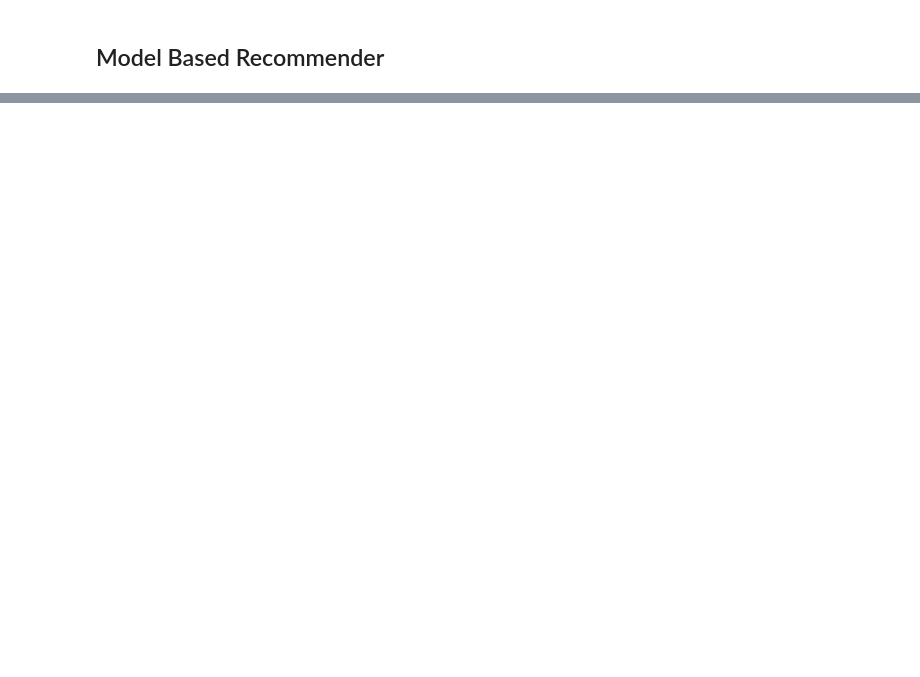
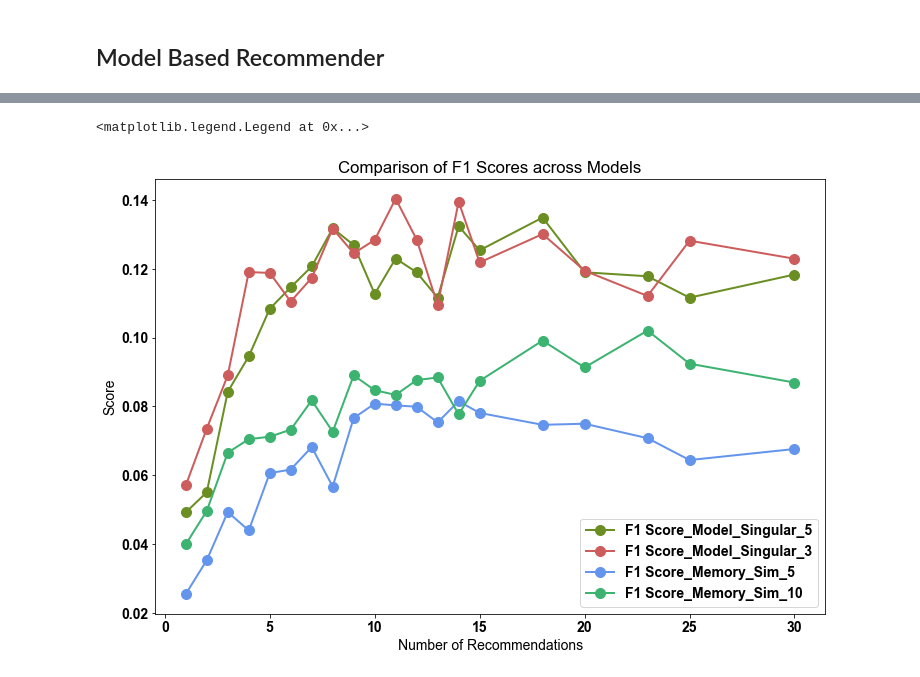
Before and after one commit to eugencuic/FHNW_FS20_Recommender-System-Retail, a Jupyter notebook: Recommender System.ipynb, the cells around one changed output, grey strips where cells are left out. Cells and saved outputs as stored; diff of their text form; code cells hidden in the pictures; blank space fills up the shorter version.

```diff
--- a/Recommender System.ipynb
+++ b/Recommender System.ipynb
@@ -679,0 +590,4 @@ average_precision
+# %%
+# Da die Kalkulation der einzelnen Werte viel Zeit in Anspruch nehmen kann, wurde dies vorgängig in ein Excel File abgespeichert
+eval_data = pd.read_excel('results_evaluation_rec.xlsx')
+eval_data.info()
@@ -679,0 +615,15 @@ average_precision
+# %%
+# Vergleiche F1 Score
+plt.figure(figsize=(12,8))
+plt.plot(eval_data['recommendations'], eval_data['f1_model_singular5'], marker='o', markerfacecolor='olivedrab', markersize=10, color='olivedrab', lw=2, label='F1 Score_Model_Singular_5')
+plt.plot(eval_data['recommendations'], eval_data['f1_model_singular3'], marker='o', markerfacecolor='indianred', markersize=10, color='indianred', lw=2, label='F1 Score_Model_Singular_3')
+plt.plot(eval_data['recommendations'], eval_data['f1_memory_sim5'], marker='o', markerfacecolor='cornflowerblue', markersize=10, color='cornflowerblue', lw=2, label='F1 Score_Memory_Sim_5')
+plt.plot(eval_data['recommendations'], eval_data['f1_memory_sim10'], marker='o', markerfacecolor='mediumseagreen', markersize=10, color='mediumseagreen', lw=2, label='F1 Score_Memory_Sim_10')
+
+plt.xlabel('Number of Recommendations')
+plt.ylabel('Score')
+plt.title('Comparison of F1 Scores across Models')
+plt.legend()
+# %% [output]
+<matplotlib.legend.Legend at 0x...>
+[figure, added]
```
Also changed, not shown: parts of 56 cells of this notebook, 6 other files.
